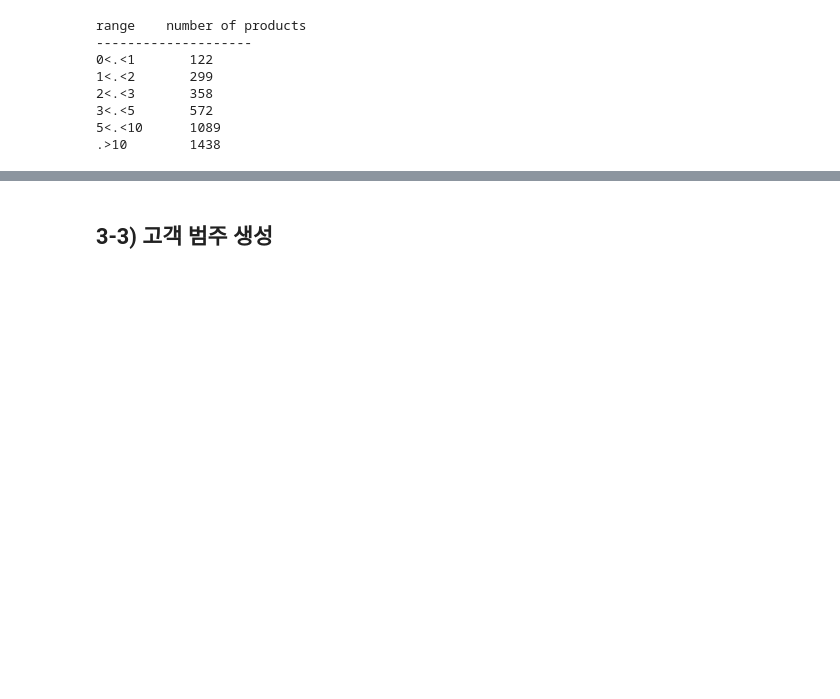
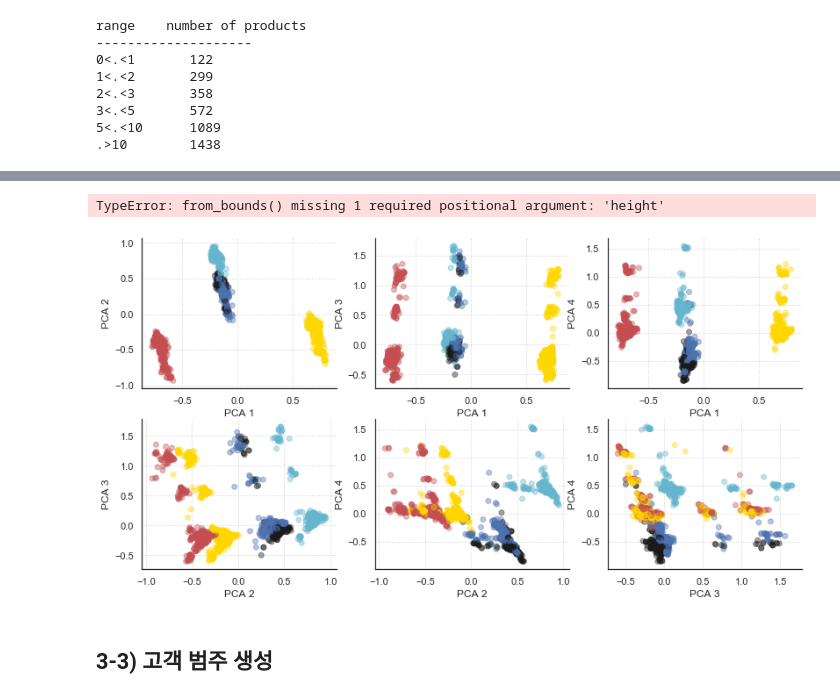
Before and after one commit to Hinterhalter/Machine_Learning_Practice_Projects, a Jupyter notebook: 고객_분석/고객_분석.ipynb, the cells around one changed output, grey strips where cells are left out. Saved outputs shown, nothing was run; the diff lists cells and outputs as text; code cells hidden in the pictures; blank space fills up the shorter version.

```diff
--- a/고객_분석/고객_분석.ipynb
+++ b/고객_분석/고객_분석.ipynb
@@ -590,3 +777,49 @@ range    number of products
+# %%
+pca = PCA(n_components=50)
+matrix_9D = pca.fit_transform(matrix)
+mat = pd.DataFrame(matrix_9D)
+mat['cluster'] = pd.Series(clusters)
+# %%
+import matplotlib.patches as mpatches
+
+sns.set_style("white")
+sns.set_context("notebook", font_scale=1, rc={"lines.linewidth": 2.5})
+
+LABEL_COLOR_MAP = {0:'r', 1:'gold', 2:'b', 3:'k', 4:'c', 5:'g'}
+label_color = [LABEL_COLOR_MAP[l] for l in mat['cluster']]
+
+fig = plt.figure(figsize=(12,10))
+increment = 0
+
+for ix in range(4):
+    for iy in range(ix+1, 4):
+        increment += 1
+        ax =fig.add_subplot(3,3,increment)
+        ax.scatter(mat[ix], mat[iy], c=label_color, alpha=0.4)
+        plt.ylabel('PCA {}'.format(iy+1), fontsize=12)
+        plt.xlabel('PCA {}'.format(ix+1), fontsize=12)
+        ax.yaxis.grid(color='lightgray', linestyle=':')
+        ax.xaxis.grid(color='lightgray', linestyle=':')
+        ax.spines['right'].set_visible(False)
+        ax.spines['top'].set_visible(False)
+
+        if increment == 9: break
+    if increment == 9: break
+
+comp_handler = []
+for i in range(5):
+    comp_handler.append(mpatches.Patch(color=LABEL_COLOR_MAP[i], label=i))
+plt.legend(handles=comp_handler, bbox_to_anchor=(1,1,0.97),
+          title = 'Cluster',
+          shadow = True,
+          frameon = True,
+          framealpha = 1,
+          fontsize = 13,
+          bbox_transform = plt.gcf().transFigure)
+plt.tight_layout()
+# %% [output]
+TypeError: from_bounds() missing 1 required positional argument: 'height'
+[figure, added]
 # %% [markdown]
 ## 3-3) 고객 범주 생성
 # %% [markdown]
```
Also changed, not shown: parts of 20 cells of this notebook.
